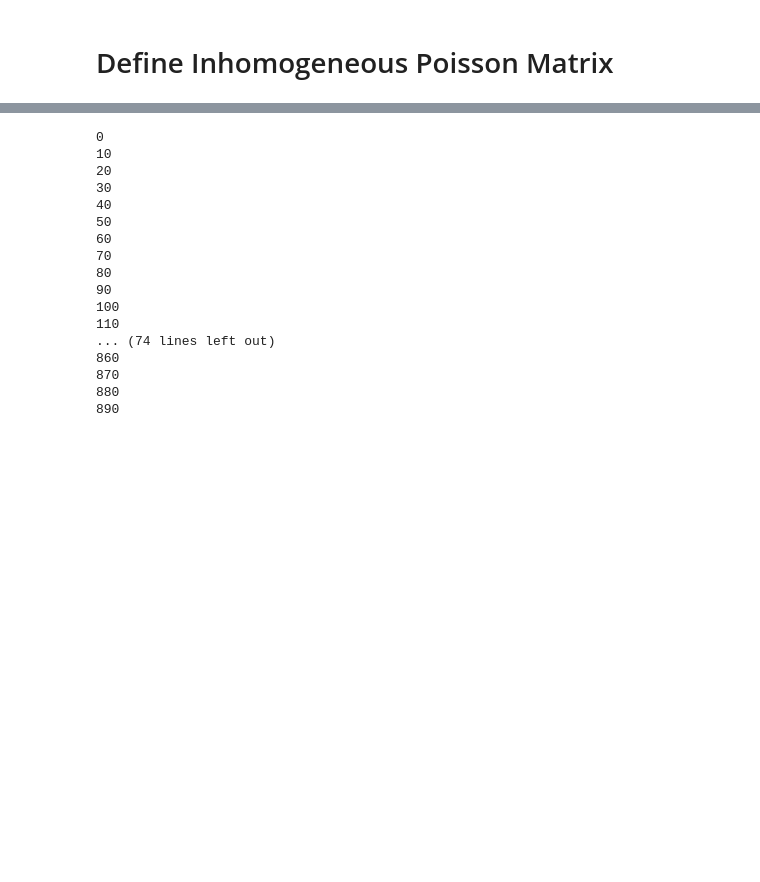
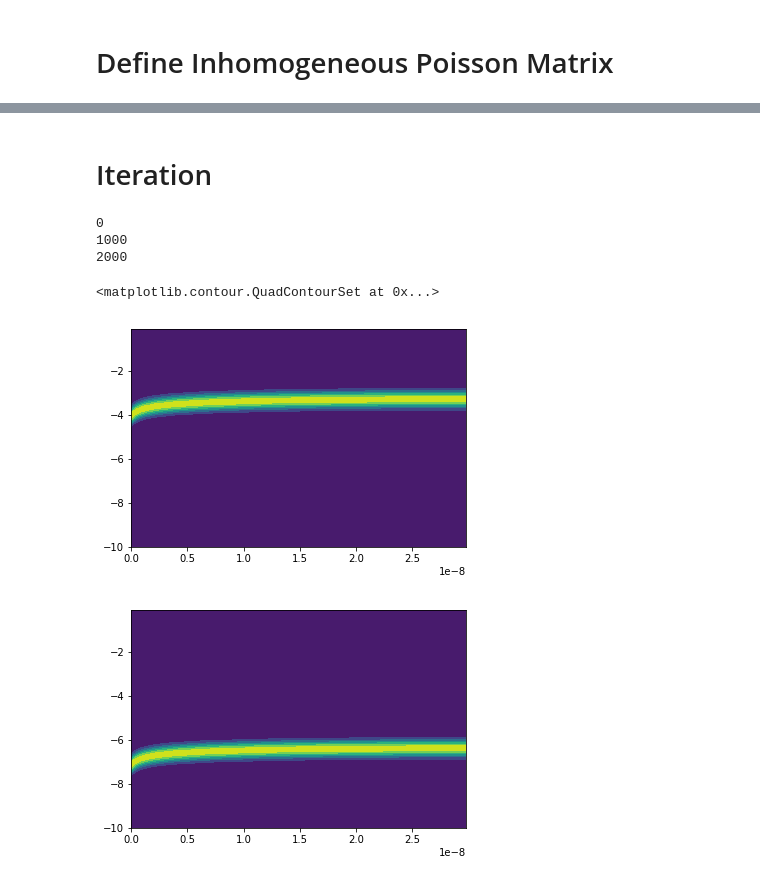
Before and after one commit to pkw0818/QLED, a Jupyter notebook: QLED v1.ipynb, the cells around one changed output, grey strips where cells are left out. Drawn from its saved outputs; the diff is of its cells as text; code cells hidden in the pictures; blank space fills up the shorter version.

```diff
--- a/QLED v1.ipynb
+++ b/QLED v1.ipynb
@@ -106,3 +112,5 @@ plt.plot(z, -Vz)
+# %% [markdown]
+# Iteration
 # %%
 diff = 10
 dosH = np.zeros((len(y), len(z)))
@@ -116,48 +124,37 @@ for k in range(10000):
         dosH[:,i] = gaussian(y, EH-Vz[i], 0.25)
         dosL[:,i] = gaussian(y, EL-Vz[i], 0.25)
     for i in range(len(z)):
         ne[:,i] = dosL[:,i]*fL
         nh[:,i] = dosH[:,i]*fH
     neSum = np.sum(ne, axis = 0)*dE
     nhSum = np.sum(nh, axis = 0)*dE
     qden_new = q*n*(nhSum - neSum)
     diff = np.sum(qden_old - qden_new)
     qden_old = (qden_old*99/100 + qden_new/100)
-    if k % 10 == 0:
+    if k % 1000 == 0:
         print k
     #qden_new *= 1000
     #plt.plot(z, -Vz)
 #    plt.plot(y, dosL, 'r',  label = 'DOS_E')
     #plt.plot(y, dosL, 'g', label = 'DOS_H')
     if np.abs(diff) < 1e-6:
         break
 
 
 
 plt.contourf(z, y, dosL)
 plt.figure()
 plt.contourf(z, y, dosH)
 
 #plt.colorbar()
 #plt.plot(z, -Vz)
 #plt.figure()
 #plt.plot(z, qden_old)
 # %% [output]
 0
-10
-20
-30
-40
-50
-60
-70
-80
-90
-100
-110
-... (74 lines left out)
-860
-870
-880
-890
+1000
+2000
+<matplotlib.contour.QuadContourSet at 0x...>
+[figure, added]
+[figure, added]
 # %%
```
Also changed, not shown: parts of 8 cells of this notebook, 3 other files.
